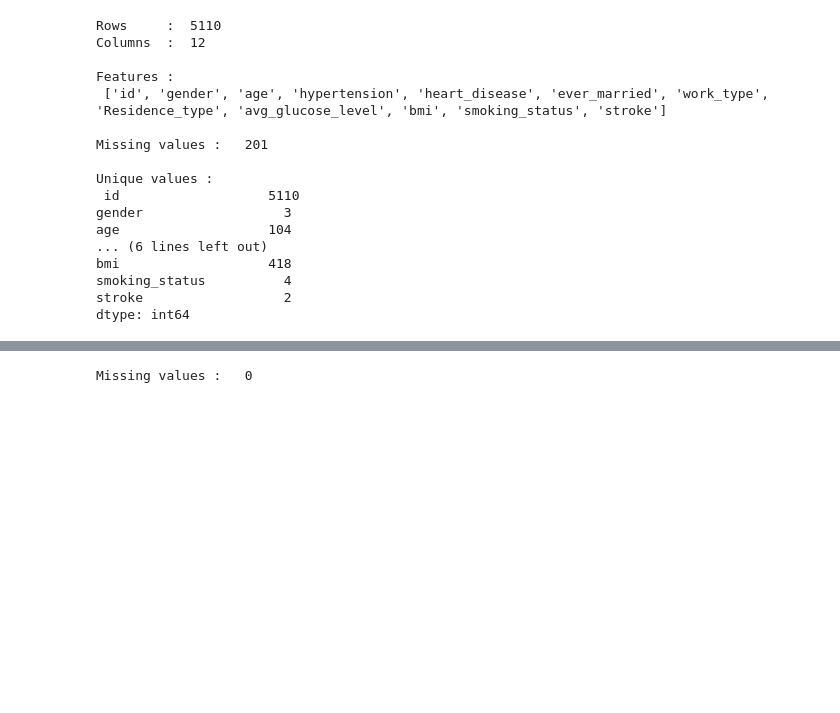
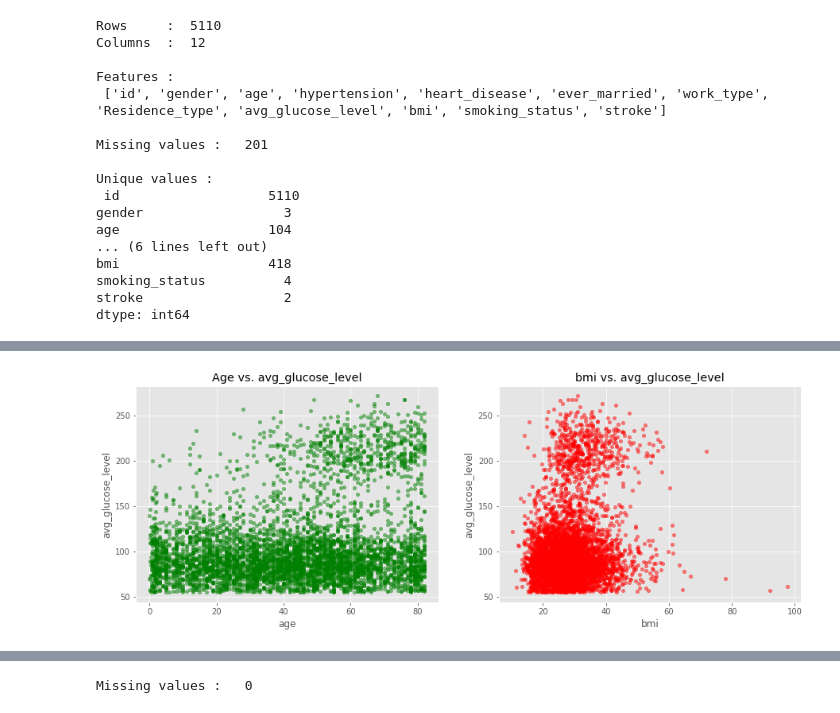
Before and after one commit to aschauhan241/git_test, a Jupyter notebook: Stroke_Prediction.ipynb, the cells around one changed output, grey strips where cells are left out. Drawn from its saved outputs; the diff is of its cells as text; code cells hidden in the pictures; blank space fills up the shorter version.

```diff
--- a/Stroke_Prediction.ipynb
+++ b/Stroke_Prediction.ipynb
@@ -97,0 +136,9 @@ dtype: int64
+# %%
+fig, axes = plt.subplots(nrows=1, ncols=2, figsize=(15, 5))
+df.plot(kind='scatter', x='age', y='avg_glucose_level', alpha=0.5, color='green', ax=axes[0], title="Age vs. avg_glucose_level")
+df.plot(kind='scatter', x='bmi', y='avg_glucose_level', alpha=0.5, color='red', ax=axes[1], title="bmi vs. avg_glucose_level")
+plt.show()
+
+# Visualize some features which maybe have correlation with avg glucose level
+# %% [output]
+[figure, added]
```
Also changed, not shown: parts of 10 cells of this notebook.
